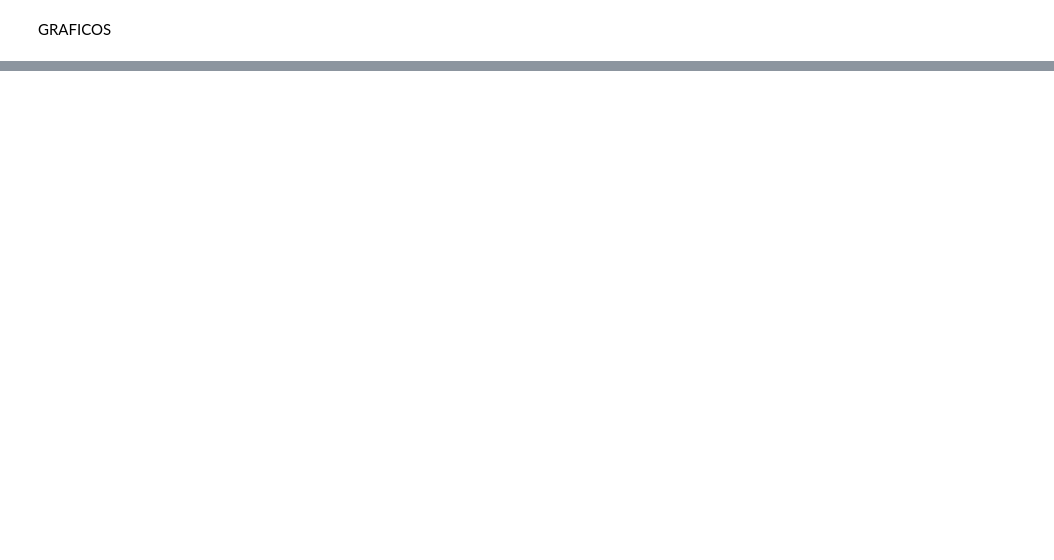
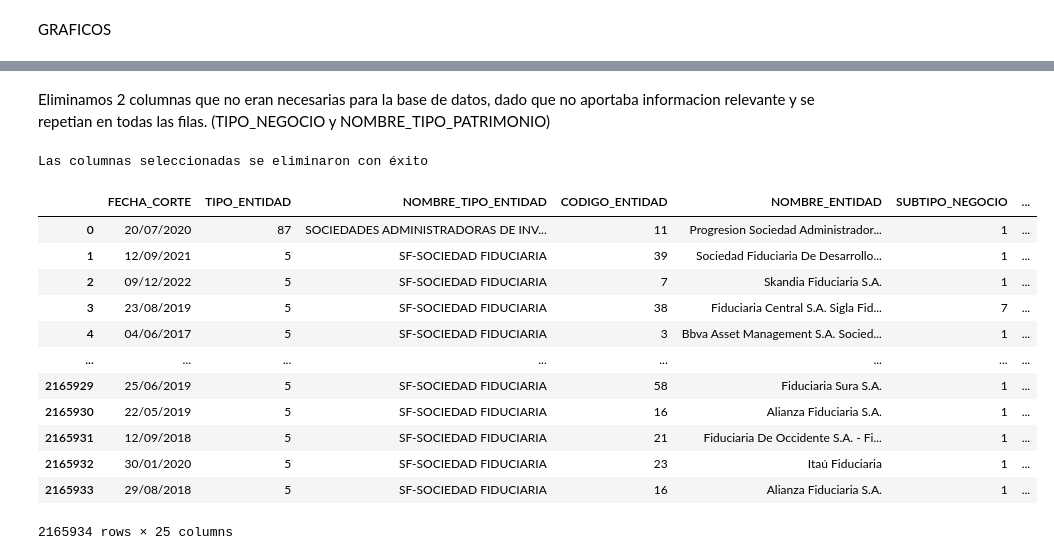
Before and after one commit to MiguelRomero01/MINTIC, a Jupyter notebook: modulo1/Untitled.ipynb, the cells around one changed output, grey strips where cells are left out. Cells and saved outputs as stored; diff of their text form; code cells hidden in the pictures; blank space fills up the shorter version.

```diff
--- a/modulo1/Untitled.ipynb
+++ b/modulo1/Untitled.ipynb
@@ -188,12 +257,0 @@ Rango de la data
-# %%
-""" pd.set_option('display.float_format', lambda x: '%.1f' % x)
-df_Familias_En_Accion.describe() """
-
-df_Familias_En_Accion['fecha'] = pd.to_datetime(df_Familias_En_Accion['FECHA_CORTE'])
-
-# Obtener la fecha máxima y mínima
-fecha_maxima = df_Familias_En_Accion['fecha'].max()
-fecha_minima = df_Familias_En_Accion['fecha'].min()
-
-print("Fecha máxima:", fecha_maxima)
-print("Fecha mínima:", fecha_minima)
@@ -272,0 +364,29 @@ memory usage: 429.6+ MB
+# %% [markdown]
+Eliminamos 2 columnas que no eran necesarias para la base de datos, dado que no aportaba informacion relevante y se repetian en todas las filas. (TIPO_NEGOCIO y NOMBRE_TIPO_PATRIMONIO)
+# %%
+columnas_a_eliminar = [
+                        'TIPO_NEGOCIO','NOMBRE_TIPO_PATRIMONIO'
+                        ]
+
+try:
+    df_FondosInversion_colectiva = df_FondosInversion_colectiva.drop(columns=columnas_a_eliminar)
+    print("Las columnas seleccionadas se eliminaron con éxito")
+except KeyError as e:
+    print("Error al aliminar columnas")
+
+df_FondosInversion_colectiva
+# %% [output]
+Las columnas seleccionadas se eliminaron con éxito
+|  | FECHA_CORTE | TIPO_ENTIDAD | NOMBRE_TIPO_ENTIDAD | CODIGO_ENTIDAD | NOMBRE_ENTIDAD | SUBTIPO_NEGOCIO | ... |
+| 0 | 20/07/2020 | 87 | SOCIEDADES ADMINISTRADORAS DE INV... | 11 | Progresion Sociedad Administrador... | 1 | ... |
+| 1 | 12/09/2021 | 5 | SF-SOCIEDAD FIDUCIARIA | 39 | Sociedad Fiduciaria De Desarrollo... | 1 | ... |
+| 2 | 09/12/2022 | 5 | SF-SOCIEDAD FIDUCIARIA | 7 | Skandia Fiduciaria S.A. | 1 | ... |
+| 3 | 23/08/2019 | 5 | SF-SOCIEDAD FIDUCIARIA | 38 | Fiduciaria Central S.A. Sigla Fid... | 7 | ... |
+| 4 | 04/06/2017 | 5 | SF-SOCIEDAD FIDUCIARIA | 3 | Bbva Asset Management S.A. Socied... | 1 | ... |
+| ... | ... | ... | ... | ... | ... | ... | ... |
+| 2165929 | 25/06/2019 | 5 | SF-SOCIEDAD FIDUCIARIA | 58 | Fiduciaria Sura S.A. | 1 | ... |
+| 2165930 | 22/05/2019 | 5 | SF-SOCIEDAD FIDUCIARIA | 16 | Alianza Fiduciaria S.A. | 1 | ... |
+| 2165931 | 12/09/2018 | 5 | SF-SOCIEDAD FIDUCIARIA | 21 | Fiduciaria De Occidente S.A. - Fi... | 1 | ... |
+| 2165932 | 30/01/2020 | 5 | SF-SOCIEDAD FIDUCIARIA | 23 | Itaú Fiduciaria | 1 | ... |
+| 2165933 | 29/08/2018 | 5 | SF-SOCIEDAD FIDUCIARIA | 16 | Alianza Fiduciaria S.A. | 1 | ... |
+2165934 rows × 25 columns
```
Also changed, not shown: parts of 34 cells of this notebook, 1 other file.
